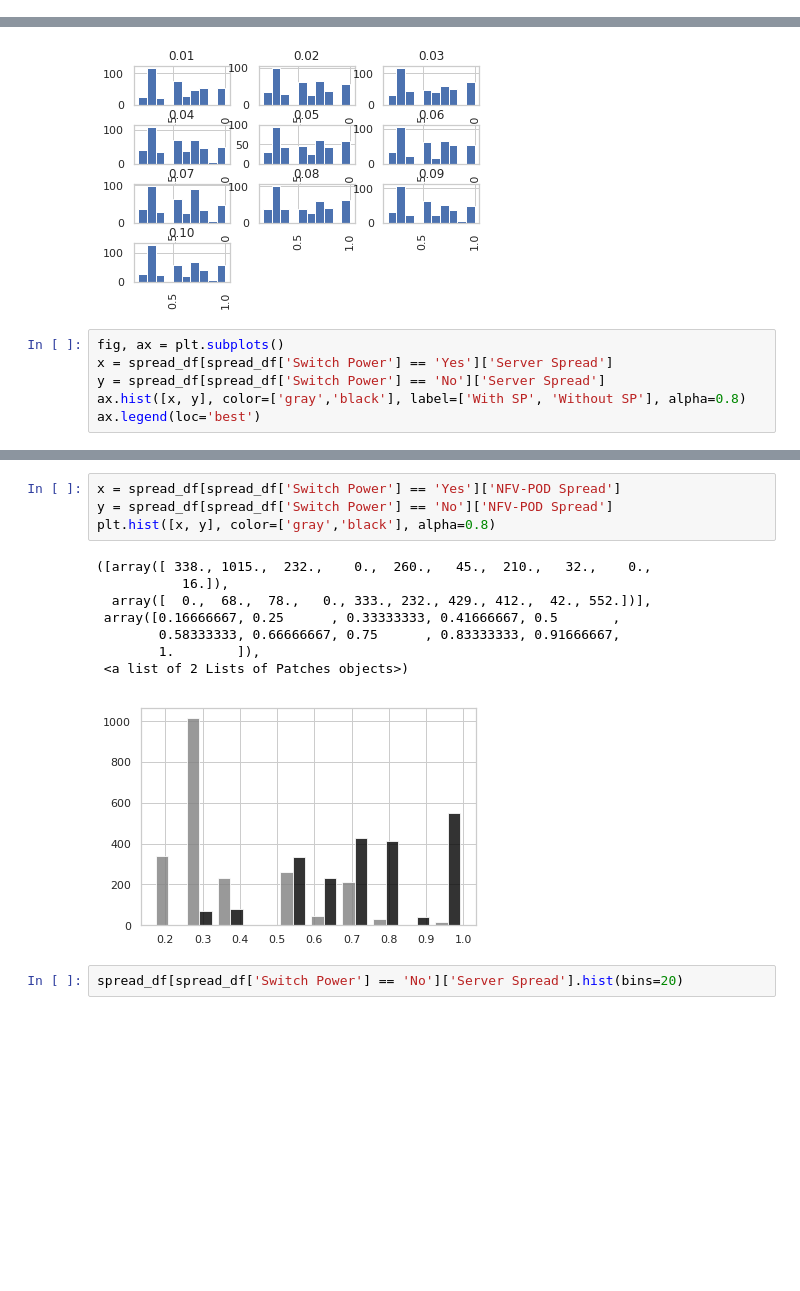
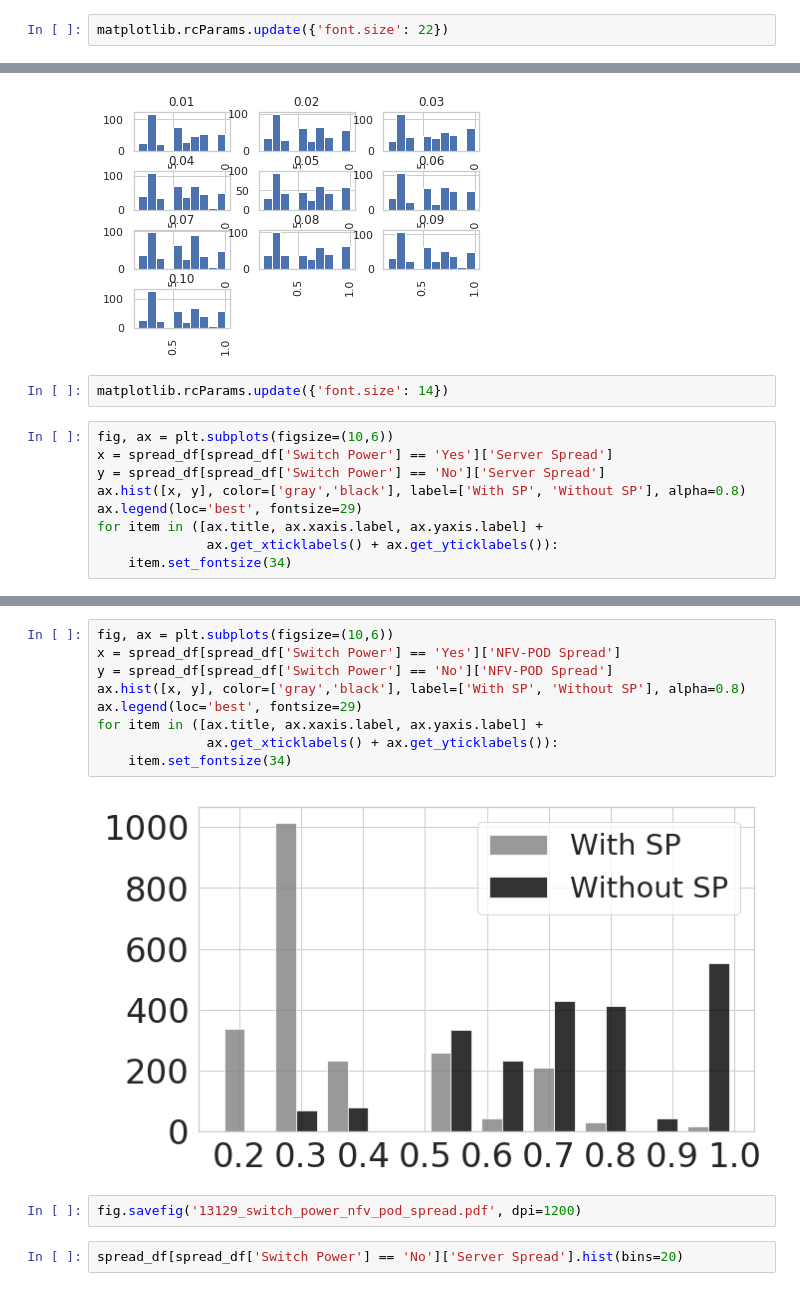
Before and after one commit to mfbari/esso, a Jupyter notebook: plots/plot_server_and_co_spread.ipynb, the cells around one changed output, grey strips where cells are left out. Drawn from its saved outputs; the diff is of its cells as text; blank space fills up the shorter version.

```diff
--- a/plots/plot_server_and_co_spread.ipynb
+++ b/plots/plot_server_and_co_spread.ipynb
@@ -10,6 +11,8 @@ import seaborn as sns
 sns.set(style="whitegrid")
 color_palette = ['Red', 'Black', 'Blue']
 figsize=(12,6)
+# %%
+matplotlib.rcParams.update({'font.size': 22})
 # %%
 df_dir = {}
 # %%
@@ -162,10 +165,15 @@ array([[<matplotlib.axes._subplots.AxesSubplot object at 0x...>,
         <matplotlib.axes._subplots.AxesSubplot object at 0x...>]],
       dtype=object)
 [figure]
+# %%
+matplotlib.rcParams.update({'font.size': 14})
 # %%
-fig, ax = plt.subplots()
+fig, ax = plt.subplots(figsize=(10,6))
 x = spread_df[spread_df['Switch Power'] == 'Yes']['Server Spread']
 y = spread_df[spread_df['Switch Power'] == 'No']['Server Spread']
 ax.hist([x, y], color=['gray','black'], label=['With SP', 'Without SP'], alpha=0.8)
-ax.legend(loc='best')
+ax.legend(loc='best', fontsize=29)
+for item in ([ax.title, ax.xaxis.label, ax.yaxis.label] +
+              ax.get_xticklabels() + ax.get_yticklabels()):
+    item.set_fontsize(34)
 # %% [output]
@@ -176,16 +183,16 @@ fig.savefig('13129_switch_power_server_spread.pdf')
 # %%
+fig, ax = plt.subplots(figsize=(10,6))
 x = spread_df[spread_df['Switch Power'] == 'Yes']['NFV-POD Spread']
 y = spread_df[spread_df['Switch Power'] == 'No']['NFV-POD Spread']
-plt.hist([x, y], color=['gray','black'], alpha=0.8)
+ax.hist([x, y], color=['gray','black'], label=['With SP', 'Without SP'], alpha=0.8)
+ax.legend(loc='best', fontsize=29)
+for item in ([ax.title, ax.xaxis.label, ax.yaxis.label] +
+              ax.get_xticklabels() + ax.get_yticklabels()):
+    item.set_fontsize(34)
 # %% [output]
-([array([ 338., 1015.,  232.,    0.,  260.,   45.,  210.,   32.,    0.,
-           16.]),
-  array([  0.,  68.,  78.,   0., 333., 232., 429., 412.,  42., 552.])],
- array([0.16666667, 0.25      , 0.33333333, 0.41666667, 0.5       ,
-        0.58333333, 0.66666667, 0.75      , 0.83333333, 0.91666667,
-        1.        ]),
- <a list of 2 Lists of Patches objects>)
-[figure, old version]
+[figure, new version]
+# %%
+fig.savefig('13129_switch_power_nfv_pod_spread.pdf', dpi=1200)
 # %%
 spread_df[spread_df['Switch Power'] == 'No']['Server Spread'].hist(bins=20)
 # %% [output]
```
Also changed, not shown: parts of 3 cells of this notebook.
